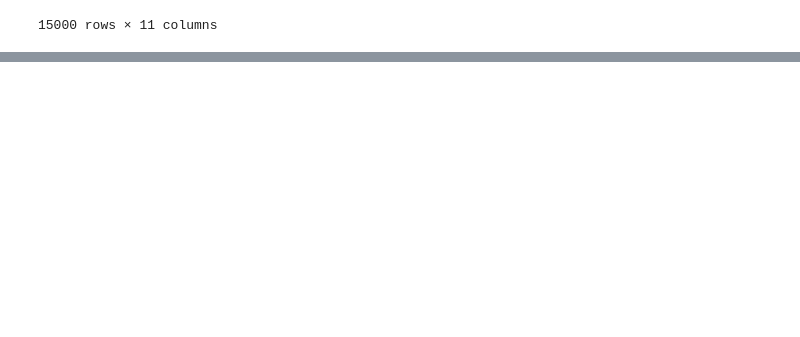
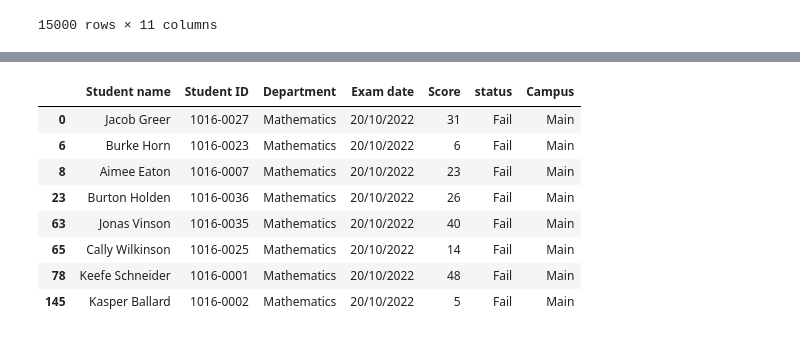
Before and after one commit to Femiolajide/Note, a Jupyter notebook: pop.ipynb, the cells around one changed output, grey strips where cells are left out. Saved outputs shown, nothing was run; the diff lists cells and outputs as text; code cells hidden in the pictures; blank space fills up the shorter version.

```diff
--- a/pop.ipynb
+++ b/pop.ipynb
@@ -888,0 +1021,23 @@ data1
+# %%
+# SENARIO: Withdraw any main campus in math department that fail
+# getting the details with filtering using querry method
+rec.query(
+    """
+    Department == 'Mathematics'
+    and
+    Score < 50
+    and
+    Campus == 'Main'
+
+""".replace("\n","")
+)
+# %% [output]
+|  | Student name | Student ID | Department | Exam date | Score | status | Campus |
+| 0 | Jacob Greer | 1016-0027 | Mathematics | 20/10/2022 | 31 | Fail | Main |
+| 6 | Burke Horn | 1016-0023 | Mathematics | 20/10/2022 | 6 | Fail | Main |
+| 8 | Aimee Eaton | 1016-0007 | Mathematics | 20/10/2022 | 23 | Fail | Main |
+| 23 | Burton Holden | 1016-0036 | Mathematics | 20/10/2022 | 26 | Fail | Main |
+| 63 | Jonas Vinson | 1016-0035 | Mathematics | 20/10/2022 | 40 | Fail | Main |
+| 65 | Cally Wilkinson | 1016-0025 | Mathematics | 20/10/2022 | 14 | Fail | Main |
+| 78 | Keefe Schneider | 1016-0001 | Mathematics | 20/10/2022 | 48 | Fail | Main |
+| 145 | Kasper Ballard | 1016-0002 | Mathematics | 20/10/2022 | 5 | Fail | Main |
```
Also changed, not shown: parts of 16 cells of this notebook.
